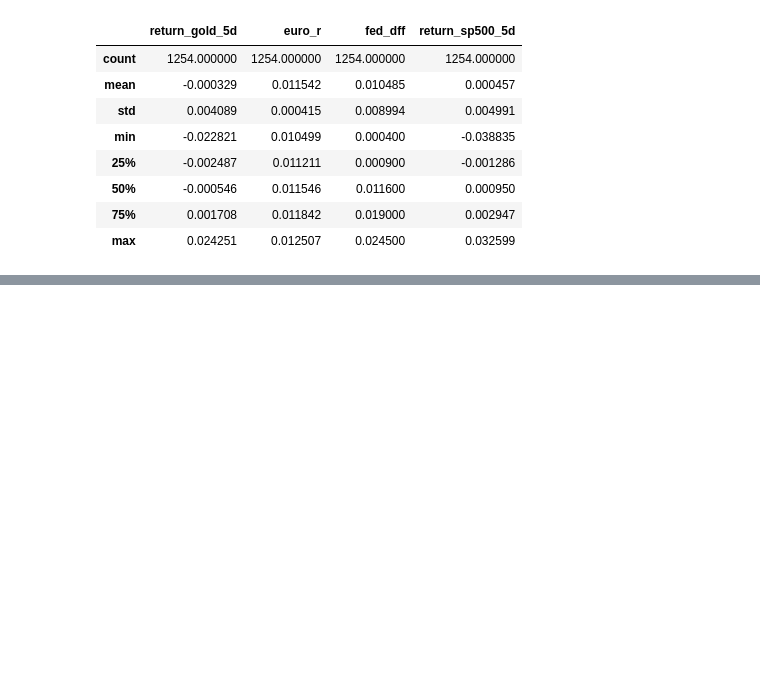
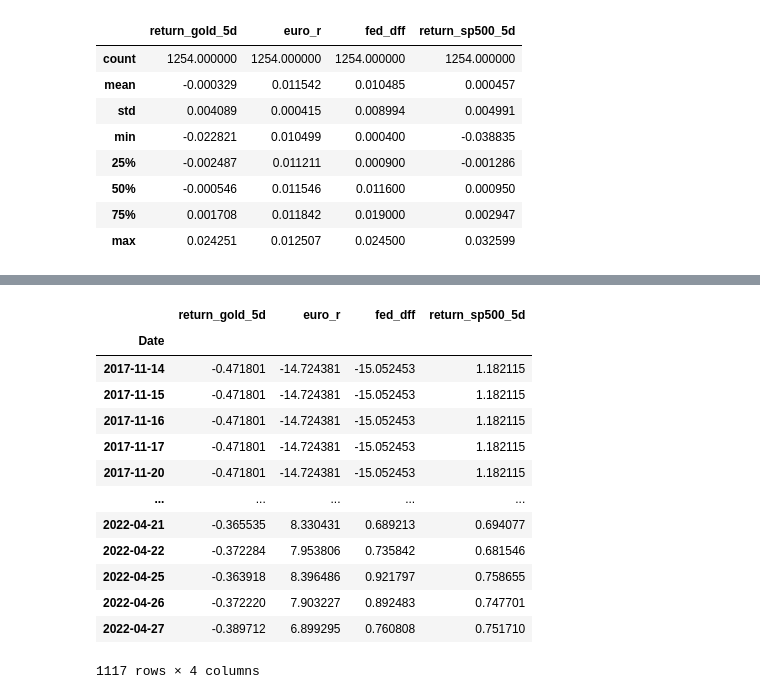
Before and after one commit to dlama001/Final-project-ML4T-large-cap-cryptos-, a Jupyter notebook: final project-crypto.ipynb, the cells around one changed output, grey strips where cells are left out. Drawn from its saved outputs; the diff is of its cells as text; code cells hidden in the pictures; blank space fills up the shorter version.

```diff
--- a/final project-crypto.ipynb
+++ b/final project-crypto.ipynb
@@ -660,0 +681,25 @@ df_factors.describe()
+# %%
+betas_bnb = (RollingOLS(endog=df_factors_bnb.return_bnb_5d,
+    exog=sm.add_constant(df_factors_bnb.drop("return_bnb_5d", axis=1)),
+     window=60)
+     .fit(params_only=True)
+     .params
+     .drop('const', axis=1))
+
+betas_bnb = betas_bnb.fillna(betas_bnb.mean())
+betas_bnb
+# %% [output]
+|  | return_gold_5d | euro_r | fed_dff | return_sp500_5d |
+| Date |  |  |  |  |
+| 2017-11-14 | -0.471801 | -14.724381 | -15.052453 | 1.182115 |
+| 2017-11-15 | -0.471801 | -14.724381 | -15.052453 | 1.182115 |
+| 2017-11-16 | -0.471801 | -14.724381 | -15.052453 | 1.182115 |
+| 2017-11-17 | -0.471801 | -14.724381 | -15.052453 | 1.182115 |
+| 2017-11-20 | -0.471801 | -14.724381 | -15.052453 | 1.182115 |
+| ... | ... | ... | ... | ... |
+| 2022-04-21 | -0.365535 | 8.330431 | 0.689213 | 0.694077 |
+| 2022-04-22 | -0.372284 | 7.953806 | 0.735842 | 0.681546 |
+| 2022-04-25 | -0.363918 | 8.396486 | 0.921797 | 0.758655 |
+| 2022-04-26 | -0.372220 | 7.903227 | 0.892483 | 0.747701 |
+| 2022-04-27 | -0.389712 | 6.899295 | 0.760808 | 0.751710 |
+1117 rows × 4 columns
```
Also changed, not shown: parts of 8 cells of this notebook.
